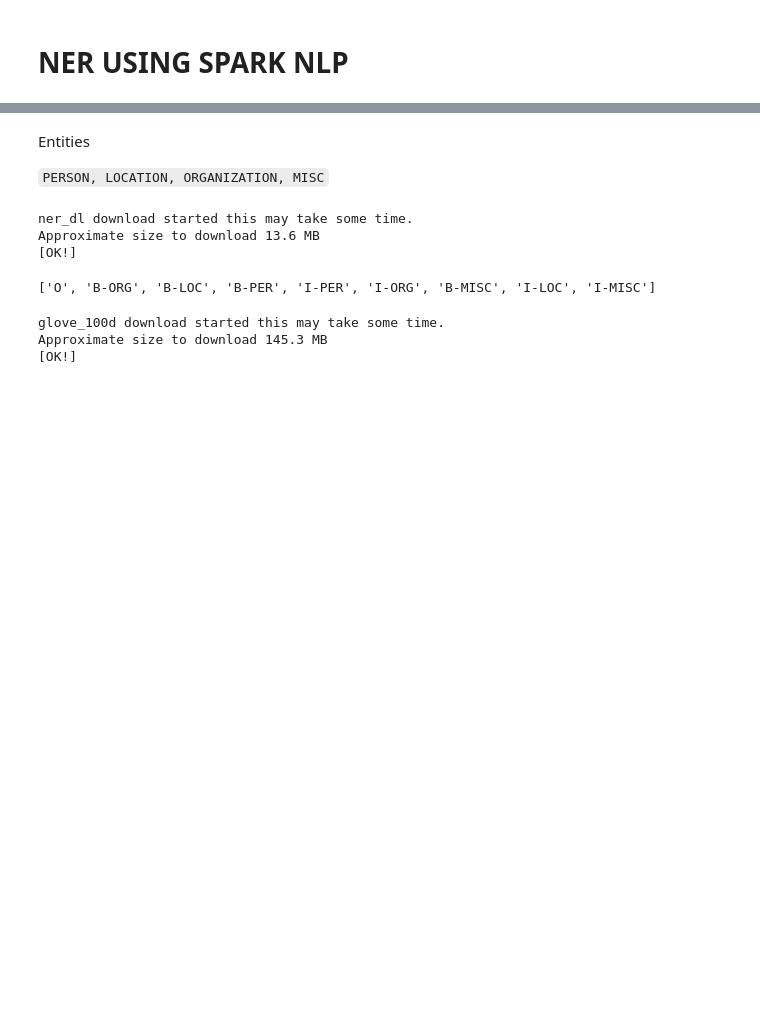
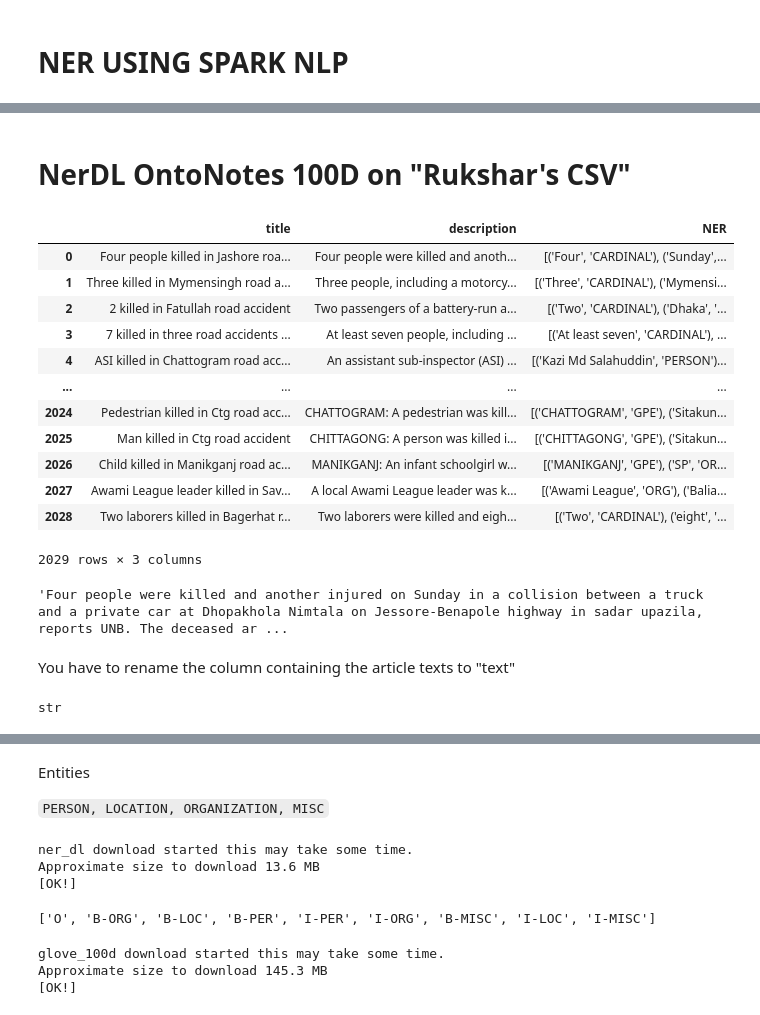
Before and after one commit to OmdenaAI/omdena-bangladesh-roadsafety, a Jupyter notebook: src/tasks/task-3-MachineLearning/NERdemo_BangladeshRoadAcc_DR.ipynb, the cells around one changed output, grey strips where cells are left out. Cells and saved outputs as stored; diff of their text form; code cells hidden in the pictures; blank space fills up the shorter version.

```diff
--- a/src/tasks/task-3-MachineLearning/NERdemo_BangladeshRoadAcc_DR.ipynb
+++ b/src/tasks/task-3-MachineLearning/NERdemo_BangladeshRoadAcc_DR.ipynb
@@ -316,0 +558,26 @@ import pyspark.sql.functions as F
+# %% [markdown]
+# NerDL OntoNotes 100D on "Rukshar's CSV"
+# %%
+TeamData_4spark = pd.read_csv('news_title_description_ner_rukshar.csv')
+# %%
+TeamData_4spark
+# %% [output]
+|  | title | description | NER |
+| 0 | Four people killed in Jashore roa... | Four people were killed and anoth... | [('Four', 'CARDINAL'), ('Sunday',... |
+| 1 | Three killed in Mymensingh road a... | Three people, including a motorcy... | [('Three', 'CARDINAL'), ('Mymensi... |
+| 2 | 2 killed in Fatullah road accident | Two passengers of a battery-run a... | [('Two', 'CARDINAL'), ('Dhaka', '... |
+| 3 | 7 killed in three road accidents ... | At least seven people, including ... | [('At least seven', 'CARDINAL'), ... |
+| 4 | ASI killed in Chattogram road acc... | An assistant sub-inspector (ASI) ... | [('Kazi Md Salahuddin', 'PERSON')... |
+| ... | ... | ... | ... |
+| 2024 | Pedestrian killed in Ctg road acc... | CHATTOGRAM: A pedestrian was kill... | [('CHATTOGRAM', 'GPE'), ('Sitakun... |
+| 2025 | Man killed in Ctg road accident | CHITTAGONG: A person was killed i... | [('CHITTAGONG', 'GPE'), ('Sitakun... |
+| 2026 | Child killed in Manikganj road ac... | MANIKGANJ: An infant schoolgirl w... | [('MANIKGANJ', 'GPE'), ('SP', 'OR... |
+| 2027 | Awami League leader killed in Sav... | A local Awami League leader was k... | [('Awami League', 'ORG'), ('Balia... |
+| 2028 | Two laborers killed in Bagerhat r... | Two laborers were killed and eigh... | [('Two', 'CARDINAL'), ('eight', '... |
+2029 rows × 3 columns
+# %%
+TeamData_4spark.description[0]
+# %% [output]
+'Four people were killed and another injured on Sunday in a collision between a truck and a private car at Dhopakhola Nimtala on Jessore-Benapole highway in sadar upazila, reports UNB. The deceased ar ...
+# %% [markdown]
+You have to rename the column containing the article texts to "text"
@@ -316,0 +588,4 @@ import pyspark.sql.functions as F
+# %%
+type(TeamData_4spark.text[0])
+# %% [output]
+str
```
Also changed, not shown: parts of 106 cells of this notebook.
